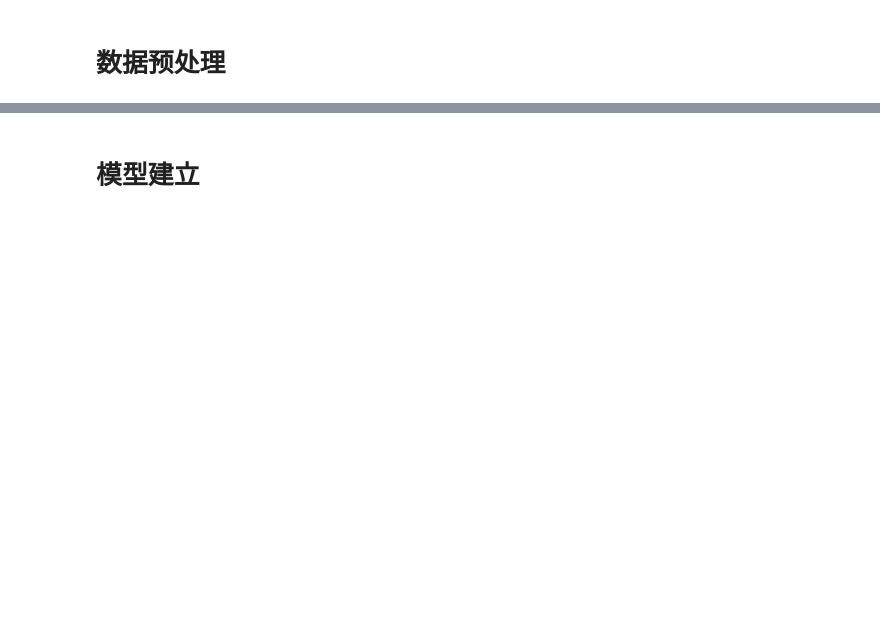
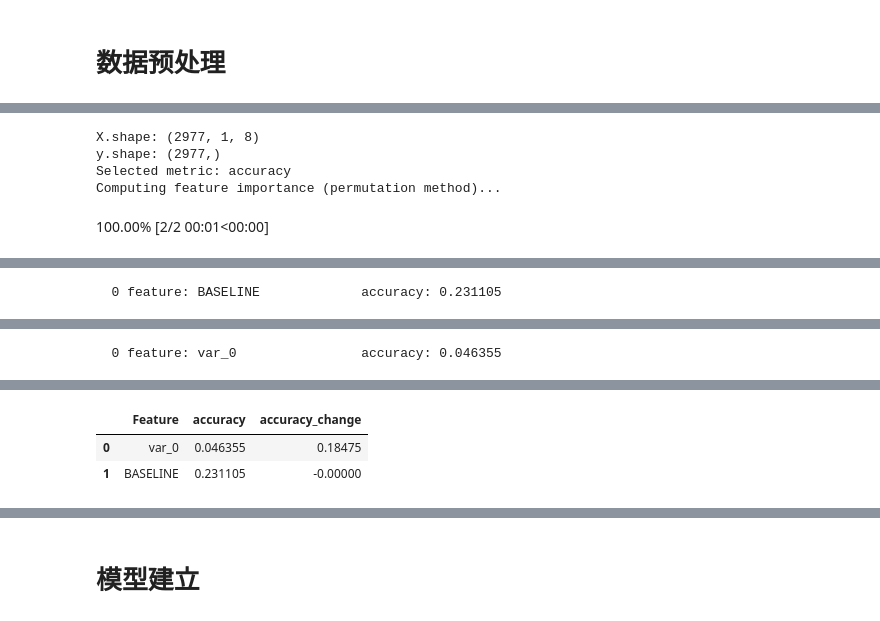
Before and after one commit to huris/sEMG_Rehabilitation, a Jupyter notebook: sEMGPY/scripts/SceneThree/sEMGTraining.ipynb, the cells around one changed output, grey strips where cells are left out. Saved outputs shown, nothing was run; the diff lists cells and outputs as text; code cells hidden in the pictures; blank space fills up the shorter version.

```diff
--- a/sEMGPY/scripts/SceneThree/sEMGTraining.ipynb
+++ b/sEMGPY/scripts/SceneThree/sEMGTraining.ipynb
@@ -230,0 +263,8 @@ tensor([[ 401.,  944., 1037.,  662.,  271.,  399.,  143.,  191.],
+# %%
+learn.feature_importance()
+# %% [output]
+X.shape: (2977, 1, 8)
+y.shape: (2977,)
+Selected metric: accuracy
+Computing feature importance (permutation method)...
+100.00% [2/2 00:01<00:00]
@@ -230,0 +272 @@ tensor([[ 401.,  944., 1037.,  662.,  271.,  399.,  143.,  191.],
+  0 feature: BASELINE             accuracy: 0.231105
@@ -230,0 +274 @@ tensor([[ 401.,  944., 1037.,  662.,  271.,  399.,  143.,  191.],
+  0 feature: var_0                accuracy: 0.046355
@@ -230,0 +276,3 @@ tensor([[ 401.,  944., 1037.,  662.,  271.,  399.,  143.,  191.],
+|  | Feature | accuracy | accuracy_change |
+| 0 | var_0 | 0.046355 | 0.18475 |
+| 1 | BASELINE | 0.231105 | -0.00000 |
```
Also changed, not shown: parts of 30 cells of this notebook, 24 other files.
